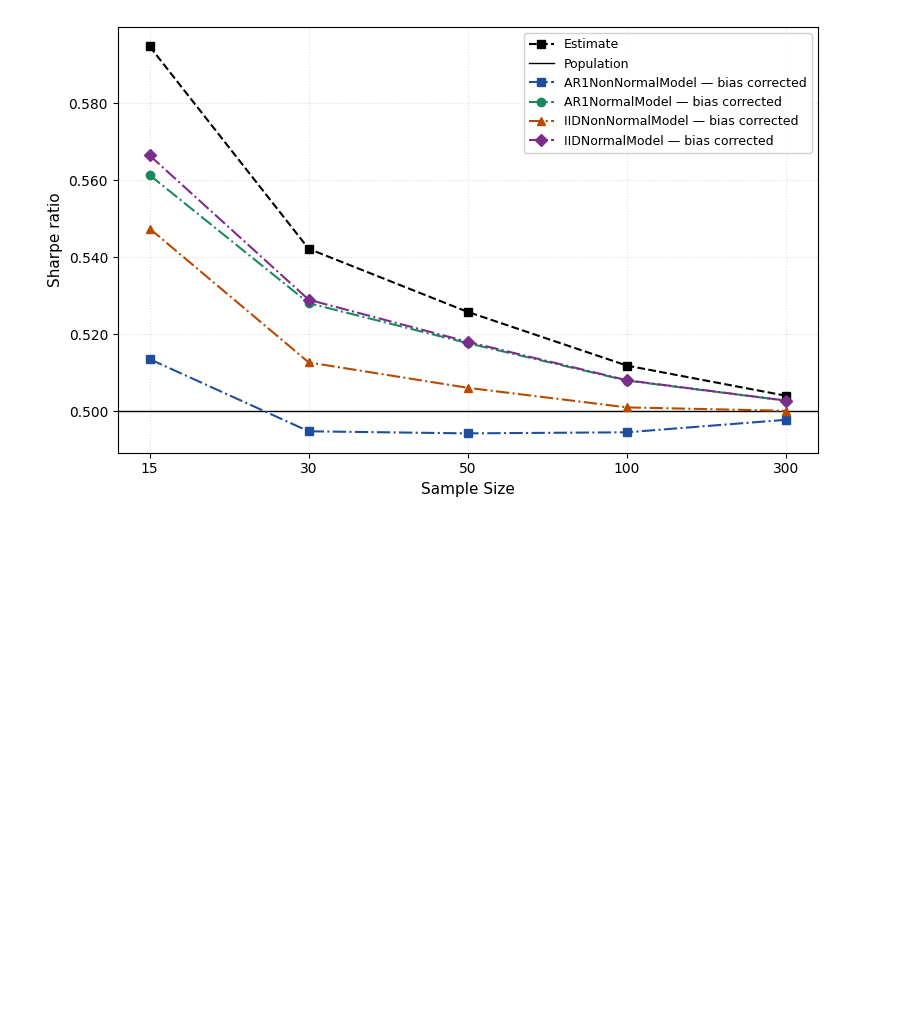
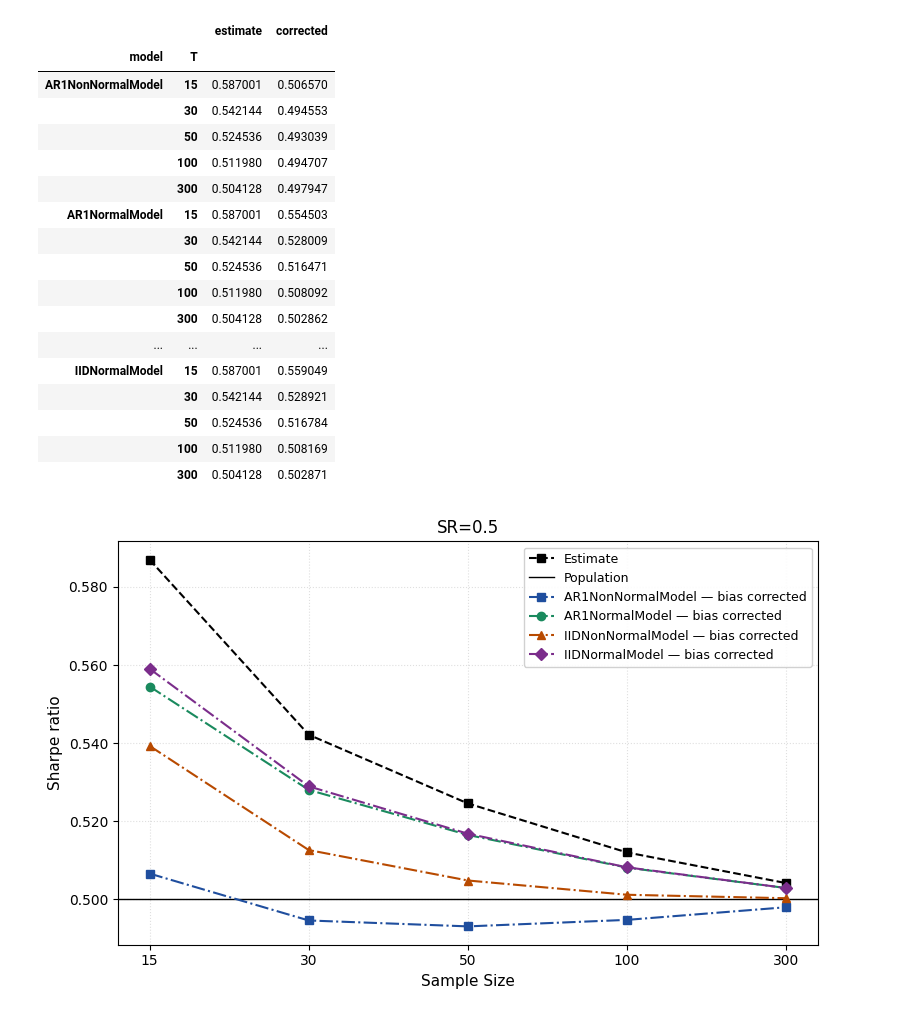
Before and after one commit to Fabro2701/sharpe_ratio_TFM, a Jupyter notebook: notebooks/presentation/bias_correction_comp.ipynb, the cells around one changed output. Drawn from its saved outputs; the diff is of its cells as text; code cells hidden in the pictures; blank space fills up the shorter version.

```diff
--- a/notebooks/presentation/bias_correction_comp.ipynb
+++ b/notebooks/presentation/bias_correction_comp.ipynb
@@ -9,63 +11,31 @@ from core.models import IIDNormalModel, IIDNonNormalModel, AR1NormalModel, AR1No
 # %%
-
-
-N    = 1000
+N    = 50_000
 Ts = 15 + (300 - 15) * (np.linspace(0, 1, 80)**2)
 Ts = np.round(Ts).astype(int)
 Ts = np.unique(Ts)
 Ts   = [15, 30, 50, 100, 300]
-rng  = np.random.default_rng(42)
 dgp  = IIDProcess(APDInnov(alpha=0.7, lam=1.35)).calibrate_params(mu=0.5, sigma=1)
 #dgp  = ARGARCHProcess().calibrate_params(mu=0.15, sigma=0.30)
 models = [IIDNormalModel(), IIDNonNormalModel(), AR1NormalModel(), AR1NonNormalModel()]
-
-records = []
-
-for _ in range(N):
-    for T in Ts:
-        sample = dgp.simulate(T, rng)
-        sr_h   = sample.mean() / sample.std(ddof=1)
-        for model in models:
-            name     = type(model).__name__
-            params_h = model.fit(sample)
-            sr_adj   = model.correct_bias(True, T, sr_h, **params_h)
-            records.append({"T": T, "model": name, "estimate": sr_h, "corrected": sr_adj})
-
-df = pd.DataFrame(records)
-means = df.groupby(["model", "T"])[["estimate", "corrected"]].mean()
 # %%
-def plot_sharpe_bias(means, population_sr, model_names=None):
-    fig, ax = plt.subplots(figsize=(8, 5))
-
-    colors  = ["#1f4e9e", "#1a8a5e", "#b84a00", "#7b2d8b"]
-    markers = ["s", "o", "^", "D"]
-    Ts      = means.index.get_level_values("T").unique().sort_values()
-    x       = list(range(len(Ts)))
-
-    # shared lines
-    shared = means.groupby("T")["estimate"].mean()
-    ax.plot(x, shared.values, linestyle="--", marker="s", color="black",
-            markersize=6, label="Estimate")
-    ax.axhline(population_sr, color="black", linewidth=1.0, linestyle="-",
-               label="Population")
-
-    # one corrected line per model
-    for i, (model_key, group) in enumerate(means.groupby("model")):
-        label = model_names[i] if model_names else model_key
-        ax.plot(x, group["corrected"].values, linestyle="-.",
-                marker=markers[i % len(markers)], color=colors[i % len(colors)],
-                markersize=6, label=f"{label} — bias corrected")
-
-    ax.set_xticks(x)
-    ax.set_xticklabels([str(t) for t in Ts])
-    ax.set_xlabel("Sample Size", fontsize=11)
-    ax.set_ylabel("Sharpe ratio", fontsize=11)
-    ax.yaxis.set_major_formatter(mticker.FormatStrFormatter("%.3f"))
-    ax.legend(fontsize=9, framealpha=0.9)
-    ax.grid(True, linestyle=":", alpha=0.4)
-    fig.tight_layout()
-    return fig
+run_bias_comp(0.5, N, Ts, dgp, models)
+# %% [output]
+|  |  | estimate | corrected |
+| model | T |  |  |
+| AR1NonNormalModel | 15 | 0.587001 | 0.506570 |
+|  | 30 | 0.542144 | 0.494553 |
+|  | 50 | 0.524536 | 0.493039 |
+|  | 100 | 0.511980 | 0.494707 |
+|  | 300 | 0.504128 | 0.497947 |
+| AR1NormalModel | 15 | 0.587001 | 0.554503 |
+|  | 30 | 0.542144 | 0.528009 |
+|  | 50 | 0.524536 | 0.516471 |
+|  | 100 | 0.511980 | 0.508092 |
+|  | 300 | 0.504128 | 0.502862 |
+| ... | ... | ... | ... |
+| IIDNormalModel | 15 | 0.587001 | 0.559049 |
+|  | 30 | 0.542144 | 0.528921 |
+|  | 50 | 0.524536 | 0.516784 |
+|  | 100 | 0.511980 | 0.508169 |
+|  | 300 | 0.504128 | 0.502871 |
+[figure, added]
-# %%
-fig = plot_sharpe_bias(means, 0.5)
-# %% [output]
-[figure, removed]
```
Also changed, not shown: parts of 1 cell of this notebook, 7 other files.
